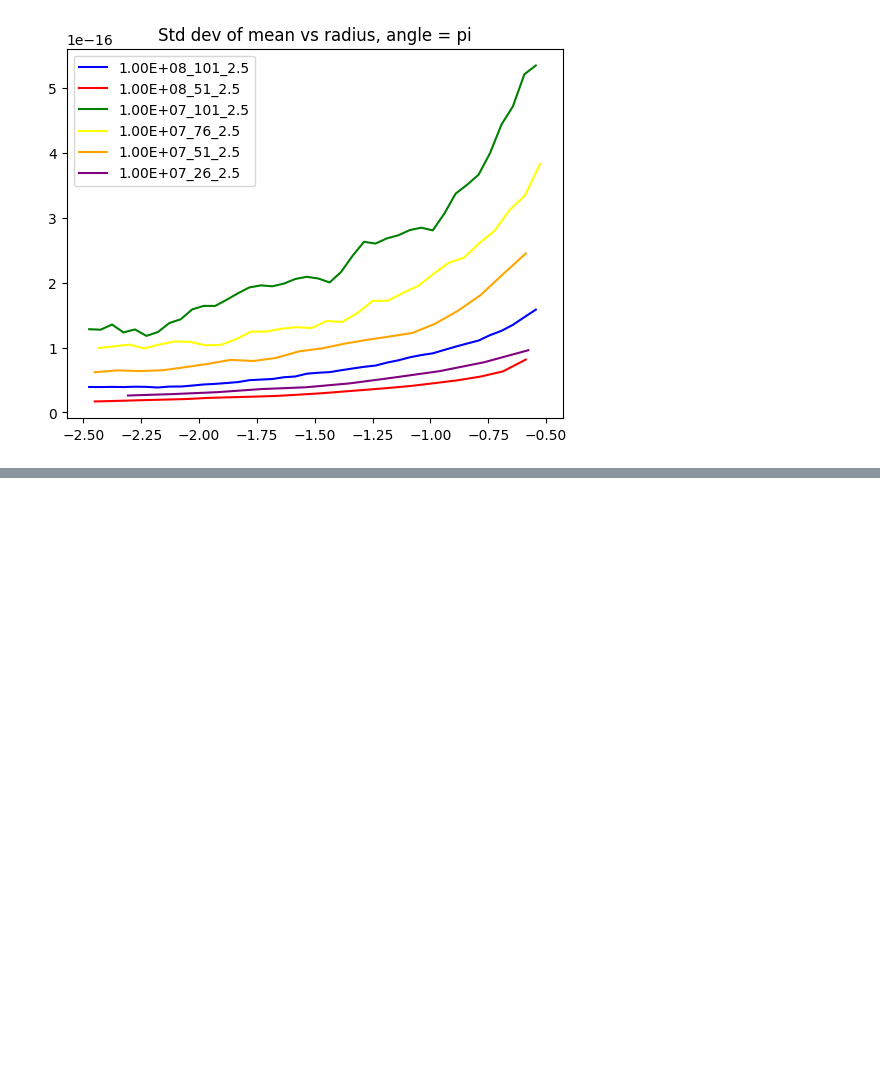
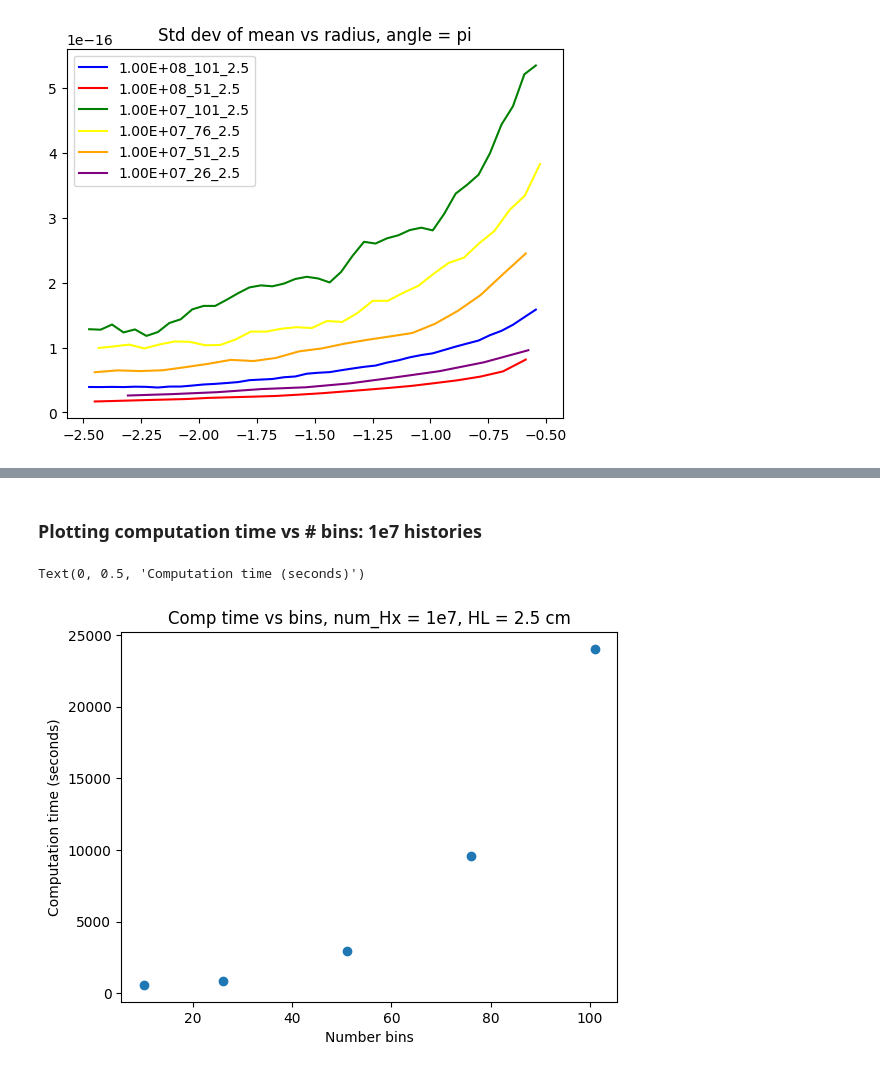
Before and after one commit to seandiscovery/modulated_shielding, a Jupyter notebook: ipynbs_07_31/std_dev_trends.ipynb, the cells around one changed output, grey strips where cells are left out. Cells and saved outputs as stored; diff of their text form; code cells hidden in the pictures; blank space fills up the shorter version.

```diff
--- a/ipynbs_0731/std_dev_trends.ipynb
+++ b/ipynbs_07_31/std_dev_trends.ipynb
@@ -201,0 +203,15 @@ Text(0.5, 1.0, 'Energy vs radius, angle = pi')
+# %% [markdown]
+### Plotting computation time vs # bins: 1e7 histories
+# %%
+comp_times = np.array([595.604, 882.944, 2989.48, 9599.48, 24025.90])
+num_bins = np.array([10, 26, 51, 76, 101])
+
+fig6, ax6 = plt.subplots()
+line_format = "o"
+ax6.plot(num_bins, comp_times, line_format)
+ax6.set_title("Comp time vs bins, num_Hx = 1e7, HL = 2.5 cm")
+ax6.set_xlabel("Number bins")
+ax6.set_ylabel("Computation time (seconds)")
+# %% [output]
+Text(0, 0.5, 'Computation time (seconds)')
+[figure, added]
```
Also changed, not shown: parts of 3 cells of this notebook, 30 other files.
